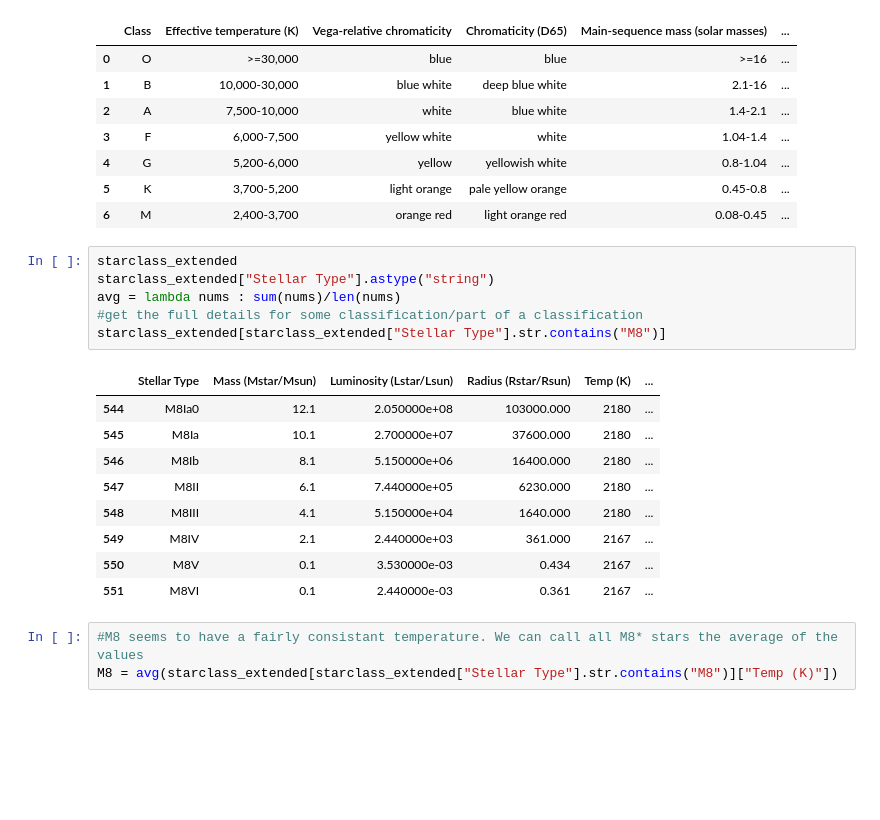
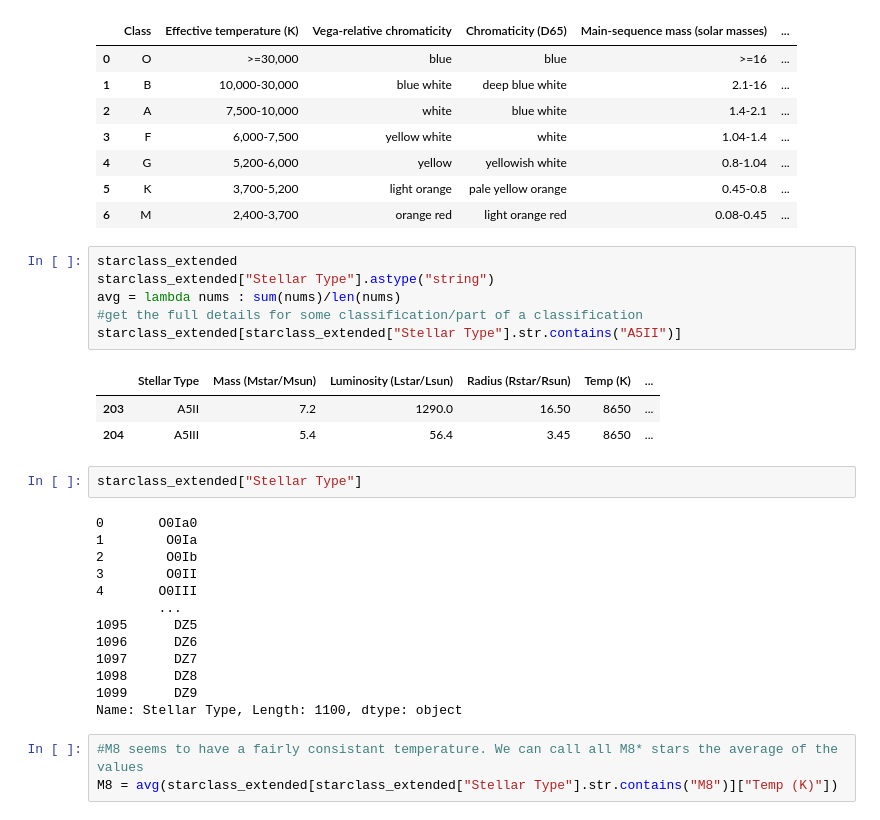
Before and after one commit to Hillcrest-R-D/AstroWorks, a Jupyter notebook: HYG_Stats.ipynb, the cells around one changed output. Drawn from its saved outputs; the diff is of its cells as text; blank space fills up the shorter version.

```diff
--- a/HYG_Stats.ipynb
+++ b/HYG_Stats.ipynb
@@ -29,19 +29,28 @@ starclass
 # %%
 starclass_extended
 starclass_extended["Stellar Type"].astype("string")
 avg = lambda nums : sum(nums)/len(nums)
 #get the full details for some classification/part of a classification
-starclass_extended[starclass_extended["Stellar Type"].str.contains("M8")]
+starclass_extended[starclass_extended["Stellar Type"].str.contains("A5II")]
 # %% [output]
 |  | Stellar Type | Mass (Mstar/Msun) | Luminosity (Lstar/Lsun) | Radius (Rstar/Rsun) | Temp (K) | ... |
-| 544 | M8Ia0 | 12.1 | 2.050000e+08 | 103000.000 | 2180 | ... |
-| 545 | M8Ia | 10.1 | 2.700000e+07 | 37600.000 | 2180 | ... |
-| 546 | M8Ib | 8.1 | 5.150000e+06 | 16400.000 | 2180 | ... |
-| 547 | M8II | 6.1 | 7.440000e+05 | 6230.000 | 2180 | ... |
-| 548 | M8III | 4.1 | 5.150000e+04 | 1640.000 | 2180 | ... |
-| 549 | M8IV | 2.1 | 2.440000e+03 | 361.000 | 2167 | ... |
-| 550 | M8V | 0.1 | 3.530000e-03 | 0.434 | 2167 | ... |
-| 551 | M8VI | 0.1 | 2.440000e-03 | 0.361 | 2167 | ... |
+| 203 | A5II | 7.2 | 1290.0 | 16.50 | 8650 | ... |
+| 204 | A5III | 5.4 | 56.4 | 3.45 | 8650 | ... |
+# %%
+starclass_extended["Stellar Type"]
+# %% [output]
+0       O0Ia0
+1        O0Ia
+2        O0Ib
+3        O0II
+4       O0III
+        ...
+1095      DZ5
+1096      DZ6
+1097      DZ7
+1098      DZ8
+1099      DZ9
+Name: Stellar Type, Length: 1100, dtype: object
 # %%
 #M8 seems to have a fairly consistant temperature. We can call all M8* stars the average of the values
 M8 = avg(starclass_extended[starclass_extended["Stellar Type"].str.contains("M8")]["Temp (K)"])
```
Also changed, not shown: parts of 5 cells of this notebook.
